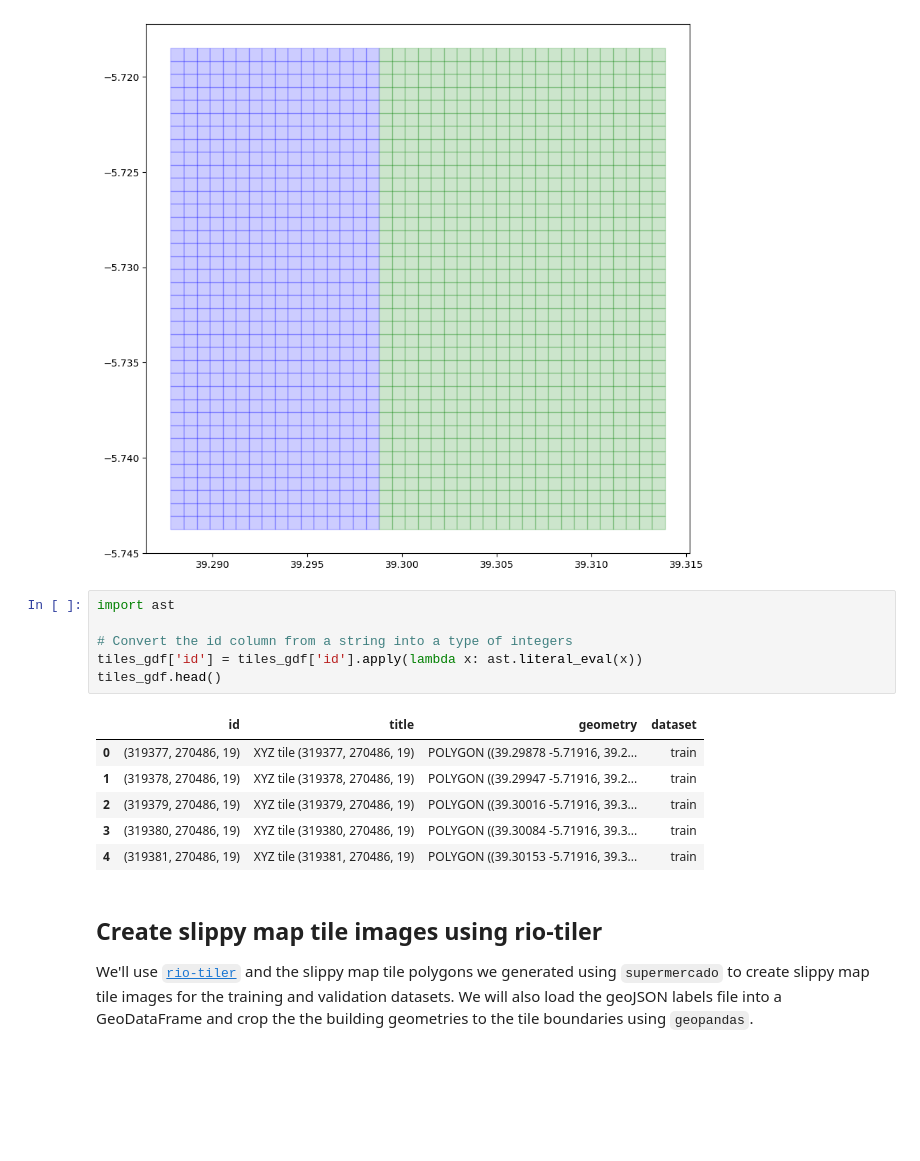
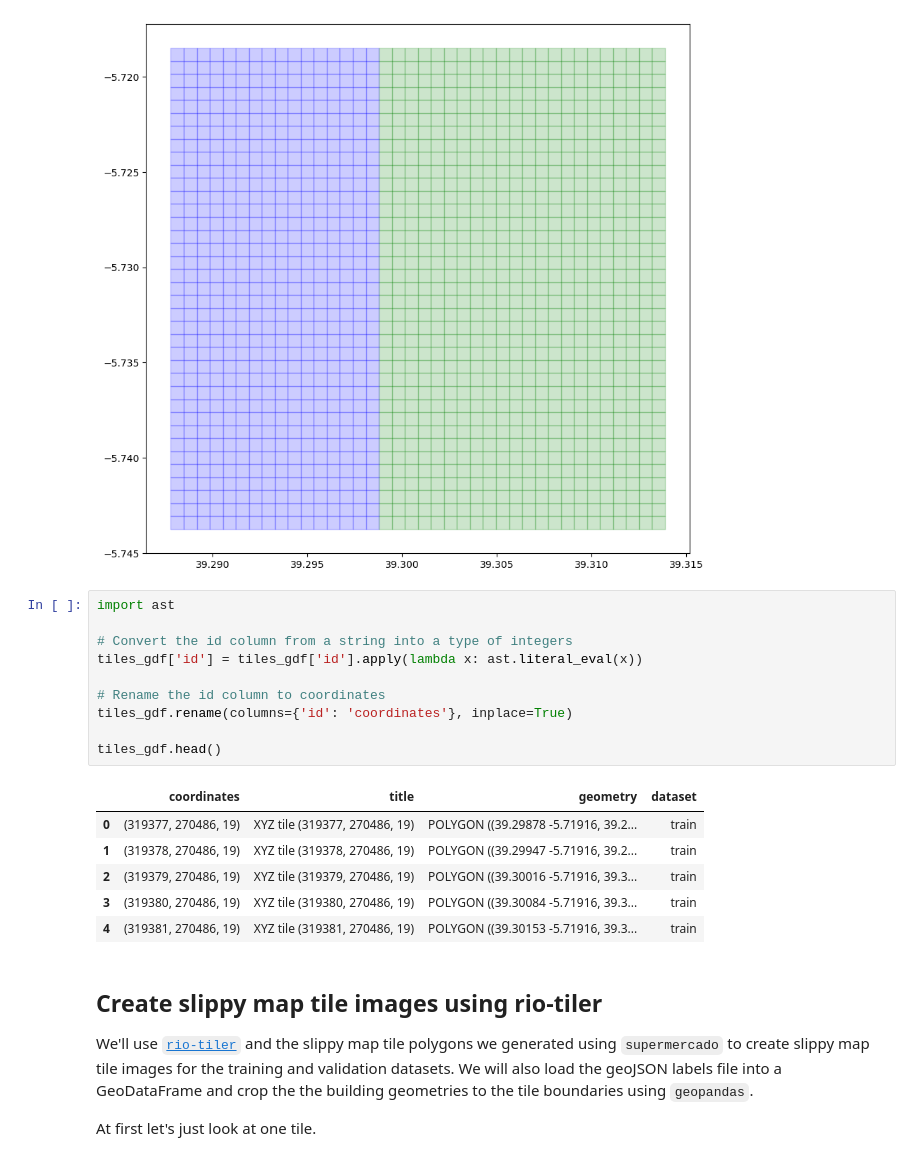
Before and after one commit to imharrisonking/rooftop-segmentation, a Jupyter notebook: Preprocessing.ipynb, the cells around one changed output. Cells and saved outputs as stored; diff of their text form; blank space fills up the shorter version.

```diff
--- a/Preprocessing.ipynb
+++ b/Preprocessing.ipynb
@@ -140,11 +157,15 @@ dtype: object
 # %%
 import ast
 
 # Convert the id column from a string into a type of integers
 tiles_gdf['id'] = tiles_gdf['id'].apply(lambda x: ast.literal_eval(x))
+
+# Rename the id column to coordinates
+tiles_gdf.rename(columns={'id': 'coordinates'}, inplace=True)
+
 tiles_gdf.head()
 # %% [output]
-|  | id | title | geometry | dataset |
+|  | coordinates | title | geometry | dataset |
 | 0 | (319377, 270486, 19) | XYZ tile (319377, 270486, 19) | POLYGON ((39.29878 -5.71916, 39.2... | train |
 | 1 | (319378, 270486, 19) | XYZ tile (319378, 270486, 19) | POLYGON ((39.29947 -5.71916, 39.2... | train |
 | 2 | (319379, 270486, 19) | XYZ tile (319379, 270486, 19) | POLYGON ((39.30016 -5.71916, 39.3... | train |
@@ -153,3 +174,5 @@ tiles_gdf.head()
 # %% [markdown]
 ## Create slippy map tile images using rio-tiler
 We'll use [`rio-tiler`](https://github.com/cogeotiff/rio-tiler) and the slippy map tile polygons we generated using `supermercado` to create slippy map tile images for the training and validation datasets. We will also load the geoJSON labels file into a GeoDataFrame and crop the the building geometries to the tile boundaries using `geopandas`.
+
+At first let's just look at one tile.
```
Also changed, not shown: parts of 23 cells of this notebook.
